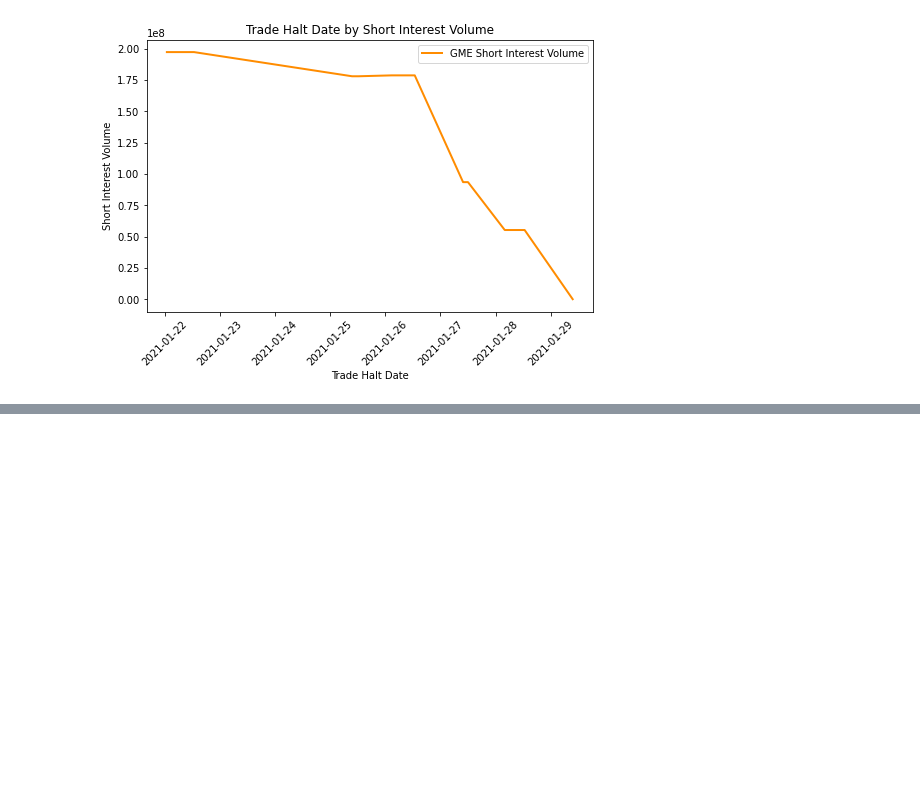
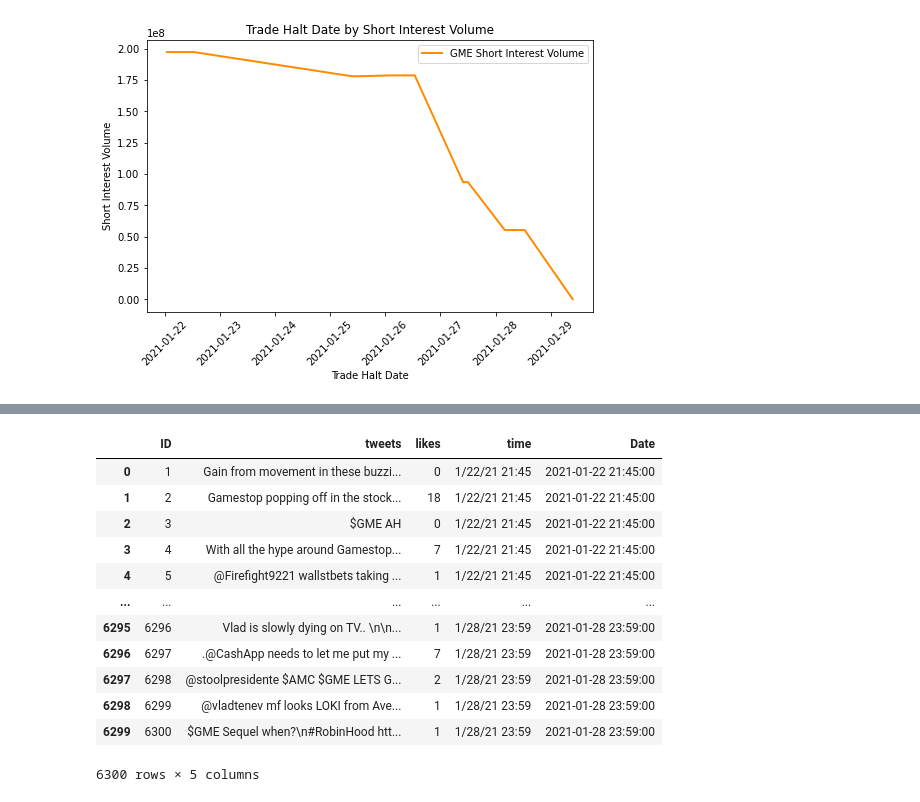
Before and after one commit to The-Short-Squeeze/GameStop-Data, a Jupyter notebook: financial_merge.ipynb, the cells around one changed output, grey strips where cells are left out. Cells and saved outputs as stored; diff of their text form; code cells hidden in the pictures; blank space fills up the shorter version.

```diff
--- a/financial_merge.ipynb
+++ b/financial_merge.ipynb
@@ -315,0 +319,8 @@ plt.show()
+# %%
+# Import twitter data as dataframe
+
+twitter_file = os.path.join('.', 'Resources', 'twitter_combined.csv')
+
+twitter_df = pd.read_csv(twitter_file)
+
+twitter_df.head()
@@ -315,0 +340,16 @@ plt.show()
+# %%
+twitter_df
+# %% [output]
+|  | ID | tweets | likes | time | Date |
+| 0 | 1 | Gain from movement in these buzzi... | 0 | 1/22/21 21:45 | 2021-01-22 21:45:00 |
+| 1 | 2 | Gamestop popping off in the stock... | 18 | 1/22/21 21:45 | 2021-01-22 21:45:00 |
+| 2 | 3 | $GME AH | 0 | 1/22/21 21:45 | 2021-01-22 21:45:00 |
+| 3 | 4 | With all the hype around Gamestop... | 7 | 1/22/21 21:45 | 2021-01-22 21:45:00 |
+| 4 | 5 | @Firefight9221 wallstbets taking ... | 1 | 1/22/21 21:45 | 2021-01-22 21:45:00 |
+| ... | ... | ... | ... | ... | ... |
+| 6295 | 6296 | Vlad is slowly dying on TV.. \n\n... | 1 | 1/28/21 23:59 | 2021-01-28 23:59:00 |
+| 6296 | 6297 | .@CashApp needs to let me put my ... | 7 | 1/28/21 23:59 | 2021-01-28 23:59:00 |
+| 6297 | 6298 | @stoolpresidente $AMC $GME LETS G... | 2 | 1/28/21 23:59 | 2021-01-28 23:59:00 |
+| 6298 | 6299 | @vladtenev mf looks LOKI from Ave... | 1 | 1/28/21 23:59 | 2021-01-28 23:59:00 |
+| 6299 | 6300 | $GME Sequel when?\n#RobinHood htt... | 1 | 1/28/21 23:59 | 2021-01-28 23:59:00 |
+6300 rows × 5 columns
```
Also changed, not shown: parts of 14 cells of this notebook.
